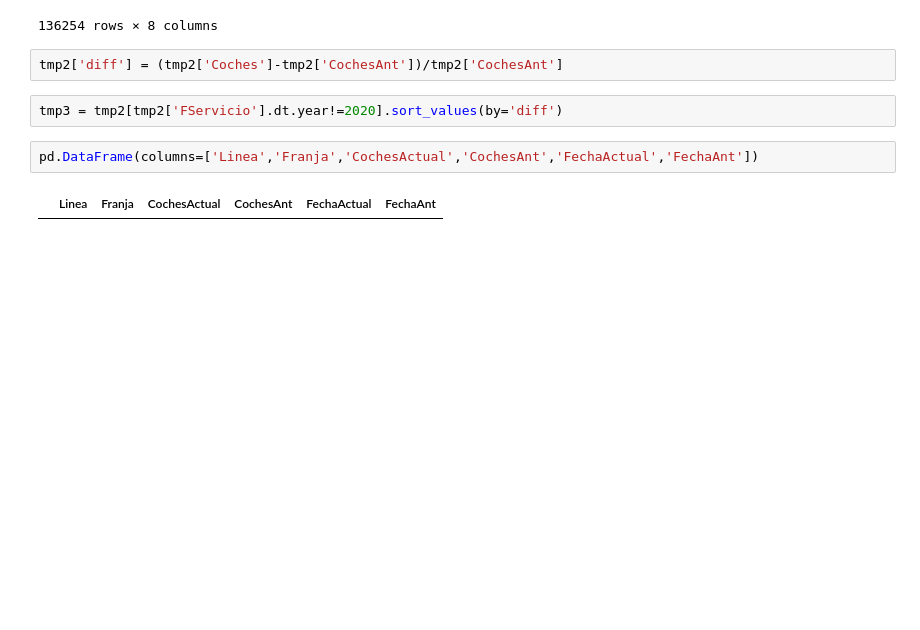
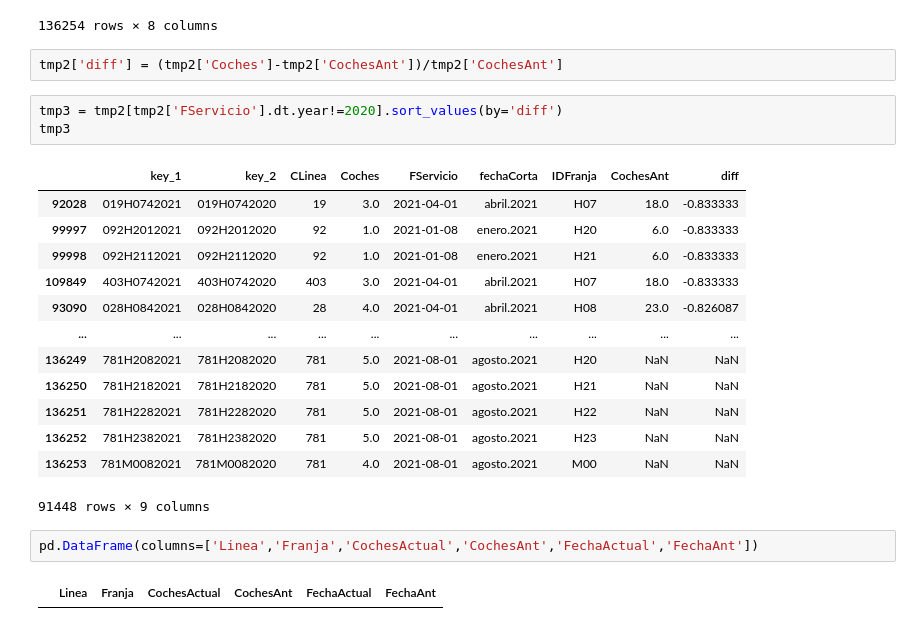
Before and after one commit to nacholopex/emt_madrid, a Jupyter notebook: 2022_emt_evolucion.ipynb, the cells around one changed output. Cells and saved outputs as stored; diff of their text form; blank space fills up the shorter version.

Commit message:
Calculo diff

```diff
--- a/2022_emt_evolucion.ipynb
+++ b/2022_emt_evolucion.ipynb
@@ -289,6 +290,21 @@ tmp2
 tmp2['diff'] = (tmp2['Coches']-tmp2['CochesAnt'])/tmp2['CochesAnt']
 # %%
 tmp3 = tmp2[tmp2['FServicio'].dt.year!=2020].sort_values(by='diff')
+tmp3
+# %% [output]
+|  | key_1 | key_2 | CLinea | Coches | FServicio | fechaCorta | IDFranja | CochesAnt | diff |
+| 92028 | 019H0742021 | 019H0742020 | 19 | 3.0 | 2021-04-01 | abril.2021 | H07 | 18.0 | -0.833333 |
+| 99997 | 092H2012021 | 092H2012020 | 92 | 1.0 | 2021-01-08 | enero.2021 | H20 | 6.0 | -0.833333 |
+| 99998 | 092H2112021 | 092H2112020 | 92 | 1.0 | 2021-01-08 | enero.2021 | H21 | 6.0 | -0.833333 |
+| 109849 | 403H0742021 | 403H0742020 | 403 | 3.0 | 2021-04-01 | abril.2021 | H07 | 18.0 | -0.833333 |
+| 93090 | 028H0842021 | 028H0842020 | 28 | 4.0 | 2021-04-01 | abril.2021 | H08 | 23.0 | -0.826087 |
+| ... | ... | ... | ... | ... | ... | ... | ... | ... | ... |
+| 136249 | 781H2082021 | 781H2082020 | 781 | 5.0 | 2021-08-01 | agosto.2021 | H20 | NaN | NaN |
+| 136250 | 781H2182021 | 781H2182020 | 781 | 5.0 | 2021-08-01 | agosto.2021 | H21 | NaN | NaN |
+| 136251 | 781H2282021 | 781H2282020 | 781 | 5.0 | 2021-08-01 | agosto.2021 | H22 | NaN | NaN |
+| 136252 | 781H2382021 | 781H2382020 | 781 | 5.0 | 2021-08-01 | agosto.2021 | H23 | NaN | NaN |
+| 136253 | 781M0082021 | 781M0082020 | 781 | 4.0 | 2021-08-01 | agosto.2021 | M00 | NaN | NaN |
+91448 rows × 9 columns
 # %%
 pd.DataFrame(columns=['Linea','Franja','CochesActual','CochesAnt','FechaActual','FechaAnt'])
 # %% [output]
```
Also changed, not shown: parts of 1 cell of this notebook.
